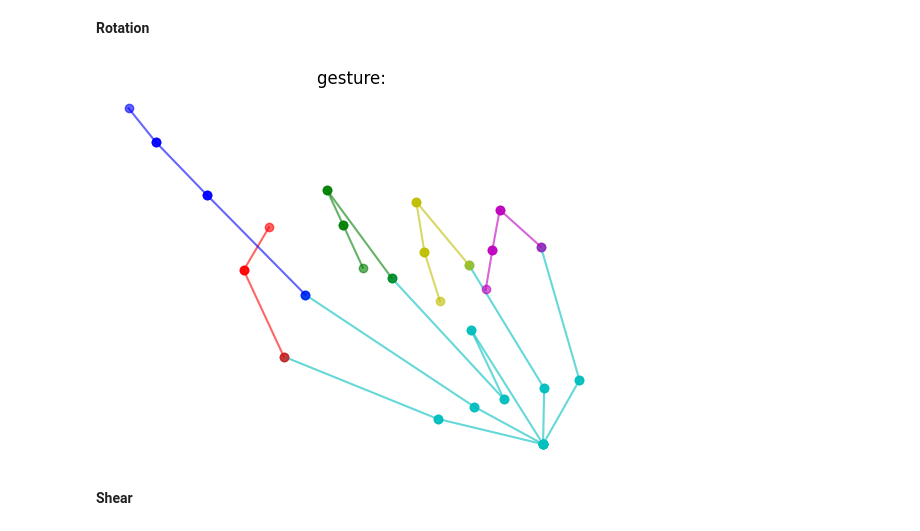
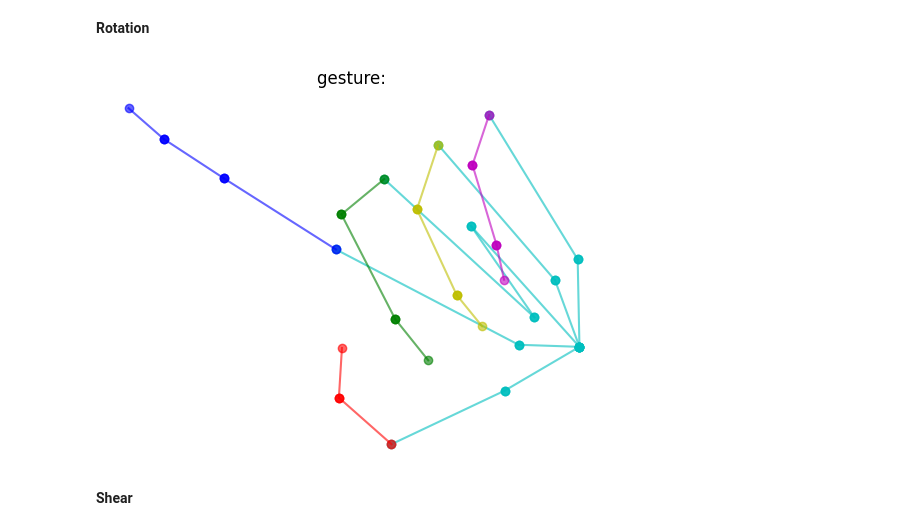
Before and after one commit to dothanhdatle/Research_Project, a Jupyter notebook: visualize_test.ipynb, the cells around one changed output. Cells and saved outputs as stored; diff of their text form; code cells hidden in the pictures.

```diff
--- a/visualize_test.ipynb
+++ b/visualize_test.ipynb
@@ -23,16 +36,16 @@ animation.save(animation_file_path, writer='pillow', fps=10)
 # %% [markdown]
 **Rotation**
 # %%
-rotate = aug.Rotate(angle=[30,30])
+rotate = aug.Rotate(axis='z', angle=30)
 r_seq = rotate(seq.unsqueeze(0))
 r_seq = r_seq.squeeze()
 
 fig, ax = plt.subplots()
 animation = vis.FuncAnimation(fig, vis.draw_skeleton_data, frames=90, fargs=(r_seq, vis.skeleton_connections, 1), interval=100)
 animation_file_path = "./anim_rotate30.gif"
 animation.save(animation_file_path, writer='pillow', fps=10)
 # %% [output]
-[figure, old version]
+[figure, new version]
 # %% [markdown]
 **Shear**
 # %%
```
Also changed, not shown: parts of 14 cells of this notebook, 21 other files.
